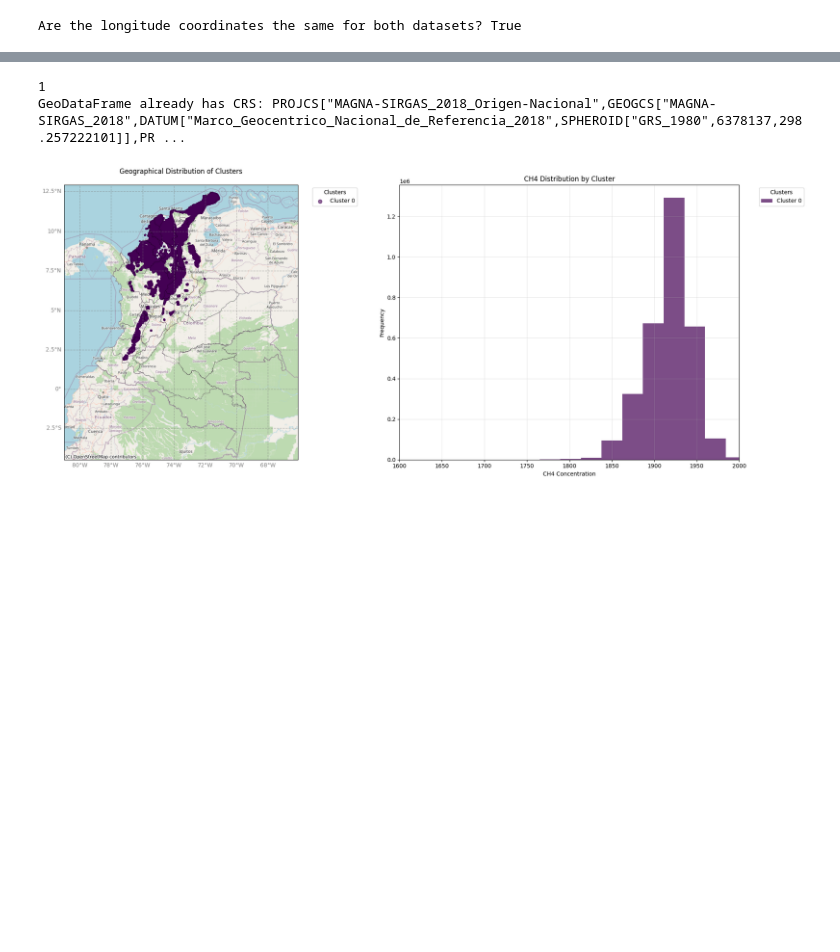
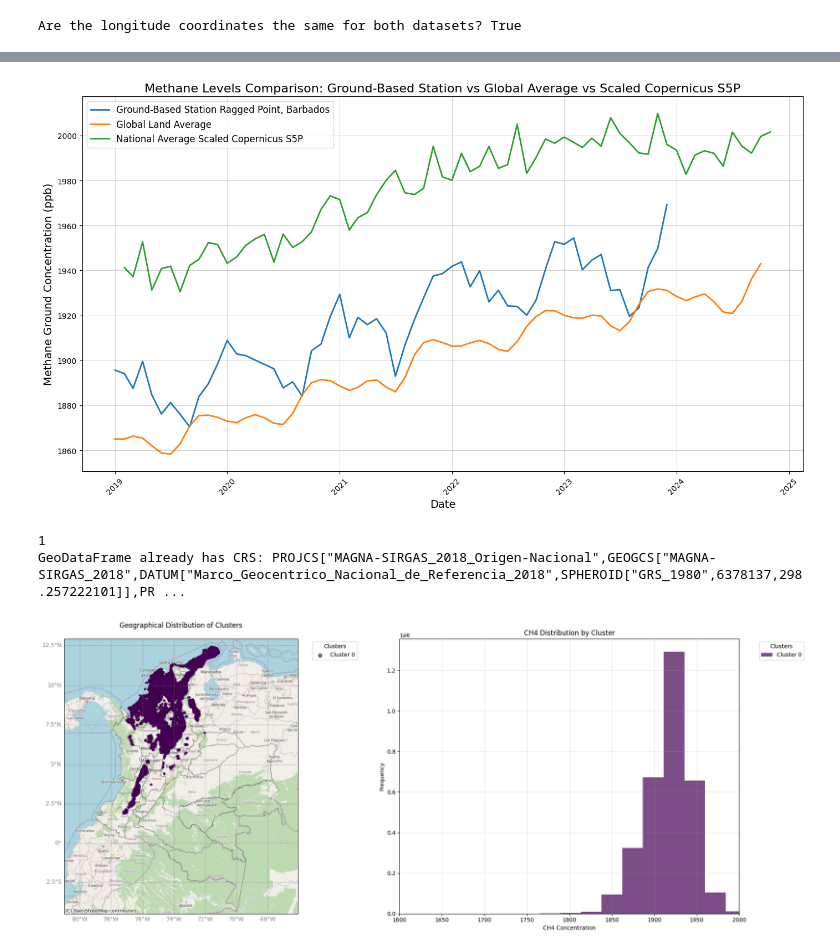
Before and after one commit to HIDES-Co/colombian_case_methane_analysis-, a Jupyter notebook: time series/timeSeries.ipynb, the cells around one changed output, grey strips where cells are left out. Saved outputs shown, nothing was run; the diff lists cells and outputs as text; code cells hidden in the pictures; blank space fills up the shorter version.

```diff
--- a/time series/timeSeries.ipynb
+++ b/time series/timeSeries.ipynb
@@ -186,0 +253,6 @@ for i in range(numberOfClusters):
+# %%
+barbados = pd.read_csv('CH4_completo.csv')
+barbados = barbados[(barbados['value']>1850)*(barbados['year']>2018)]
+barbados['date'] = pd.to_datetime(barbados[['year', 'month', 'day']])
+barbados = barbados.drop(['day', 'month', 'year', 'site_code', 'hour', 'minute', 'second', 'time_decimal', 'method', 'event_number', 'instrument', 'qcflag', 'analysis_datetime', 'datetime'], axis=1)
+barbados
@@ -186,0 +273,6 @@ for i in range(numberOfClusters):
+# %%
+global_mean = pd.read_csv('ch4_mm_gl.csv')
+global_mean = global_mean[global_mean['year']>2018]
+global_mean['date'] = pd.to_datetime(global_mean[['year', 'month']].assign(day=1))
+global_mean = global_mean.drop(['month', 'decimal', 'year', 'trend'], axis=1)
+global_mean
@@ -187,3 +318,41 @@ for i in range(numberOfClusters):
+# %%
+scaling_factor = 1.0395307027448444
+df_allDataFiltered['CH4_column_volume_mixing_ratio_dry_air_bias_corrected_scaled'] = df_allDataFiltered['CH4_column_volume_mixing_ratio_dry_air_bias_corrected']*scaling_factor
+# %%
+plt.figure(figsize=(14, 8))
+ax = plt.gca()
+
+# Set title and labels
+title = 'Methane Levels Comparison: Ground-Based Station vs Global Average vs Scaled Copernicus S5P'
+plt.title(title, fontsize=16)
+plt.xlabel('Date', fontsize=14)
+plt.ylabel('Methane Ground Concentration (ppb)', fontsize=14)
+plt.xticks(rotation=45)
+plt.tight_layout()
+
+# Add grids
+plt.grid(True, which='major', linestyle='-', linewidth=0.5, color='gray', alpha=0.5)
+plt.grid(True, which='minor', linestyle=':', linewidth=0.5, color='gray', alpha=0.2)
+
+# Custom labels for clusters
+labels = ["Ground-Based Station Ragged Point, Barbados", "Global Land Average", "National Average Scaled Copernicus S5P"]
+sns_colors = sns.color_palette("tab10")
+
+
+getTimeSeriesPlot(barbados,'value' ,0, ax, labels)
+#1 national prom graph
+getTimeSeriesPlot(global_mean, 'average', 1, ax, labels)
+
+
+getTimeSeriesPlot(df_allDataFiltered, 'CH4_column_volume_mixing_ratio_dry_air_bias_corrected_scaled', 2, ax, labels)
+# Add legend
+plt.legend(loc='best', fontsize=12)
+
+# Improve layout and show plot
+plt.tight_layout()
+plt.show()
+# %% [output]
+[figure, added]
 # %%
 # Get the path to the file one directory up
 # Get current working directory and go up one level
```
Also changed, not shown: parts of 17 cells of this notebook, 3 other files.
